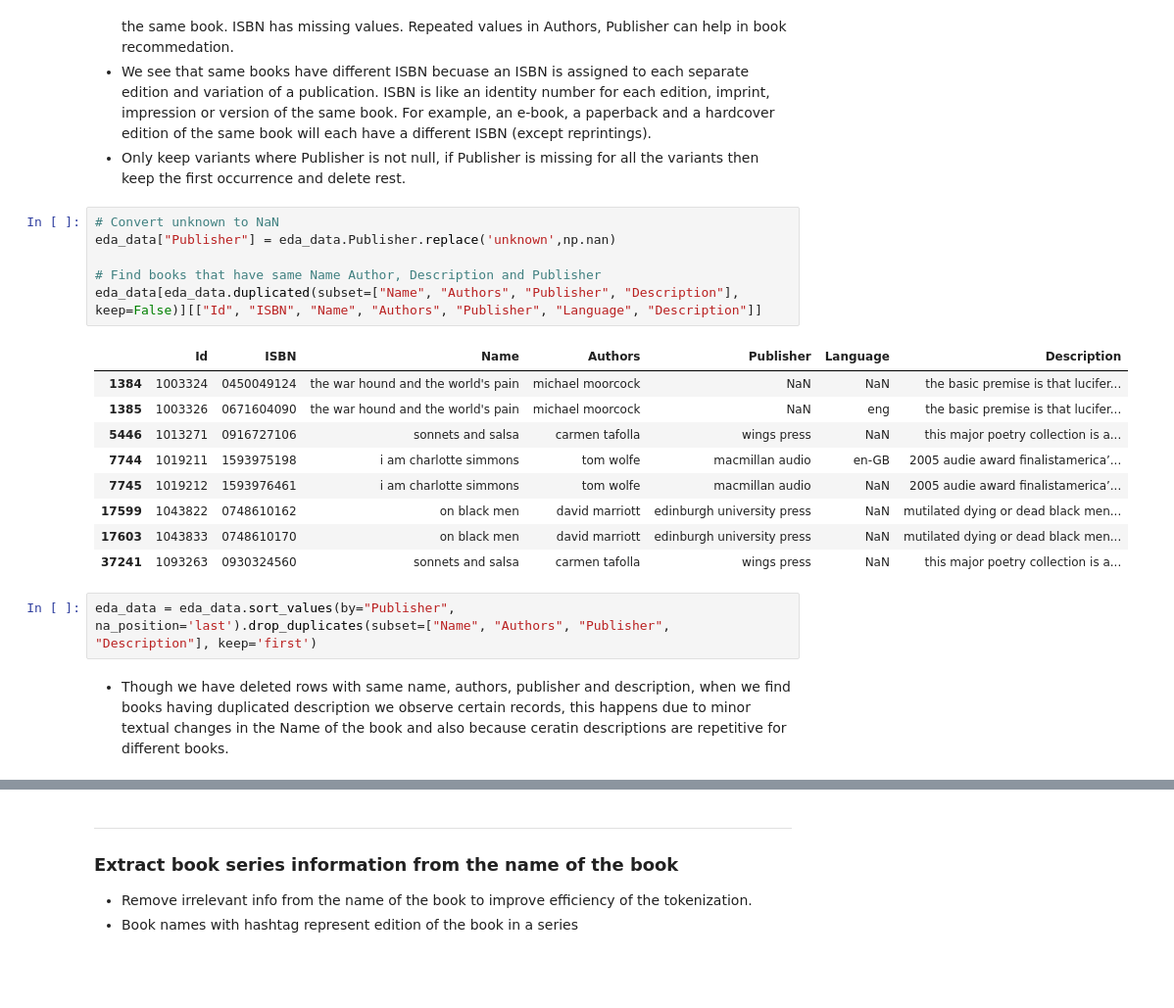
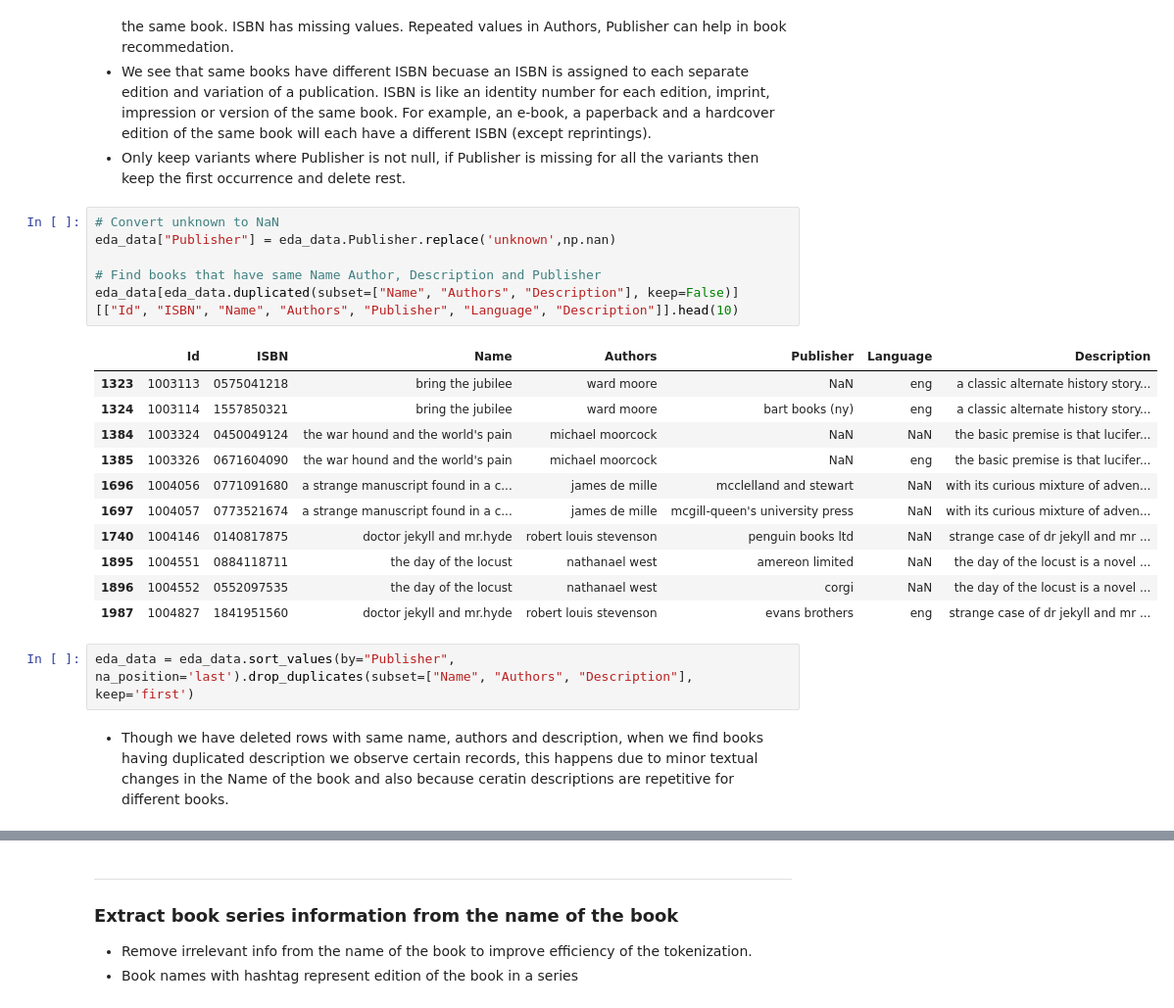
Before and after one commit to AmoliR/nlp-for-book-recommendation, a Jupyter notebook: eda.ipynb, the cells around one changed output, grey strips where cells are left out. Shown at 98% size. Drawn from its saved outputs; the diff is of its cells as text; blank space fills up the shorter version.

```diff
--- a/eda.ipynb
+++ b/eda.ipynb
@@ -274,23 +271,25 @@ dtype: int64
 # %%
 # Convert unknown to NaN
 eda_data["Publisher"] = eda_data.Publisher.replace('unknown',np.nan)
 
 # Find books that have same Name Author, Description and Publisher
-eda_data[eda_data.duplicated(subset=["Name", "Authors", "Publisher", "Description"], keep=False)][["Id", "ISBN", "Name", "Authors", "Publisher", "Language", "Description"]]
+eda_data[eda_data.duplicated(subset=["Name", "Authors", "Description"], keep=False)][["Id", "ISBN", "Name", "Authors", "Publisher", "Language", "Description"]].head(10)
 # %% [output]
 |  | Id | ISBN | Name | Authors | Publisher | Language | Description |
+| 1323 | 1003113 | 0575041218 | bring the jubilee | ward moore | NaN | eng | a classic alternate history story... |
+| 1324 | 1003114 | 1557850321 | bring the jubilee | ward moore | bart books (ny) | eng | a classic alternate history story... |
 | 1384 | 1003324 | 0450049124 | the war hound and the world's pain | michael moorcock | NaN | NaN | the basic premise is that lucifer... |
 | 1385 | 1003326 | 0671604090 | the war hound and the world's pain | michael moorcock | NaN | eng | the basic premise is that lucifer... |
-| 5446 | 1013271 | 0916727106 | sonnets and salsa | carmen tafolla | wings press | NaN | this major poetry collection is a... |
-| 7744 | 1019211 | 1593975198 | i am charlotte simmons | tom wolfe | macmillan audio | en-GB | 2005 audie award finalistamerica’... |
-| 7745 | 1019212 | 1593976461 | i am charlotte simmons | tom wolfe | macmillan audio | NaN | 2005 audie award finalistamerica’... |
-| 17599 | 1043822 | 0748610162 | on black men | david marriott | edinburgh university press | NaN | mutilated dying or dead black men... |
-| 17603 | 1043833 | 0748610170 | on black men | david marriott | edinburgh university press | NaN | mutilated dying or dead black men... |
-| 37241 | 1093263 | 0930324560 | sonnets and salsa | carmen tafolla | wings press | NaN | this major poetry collection is a... |
+| 1696 | 1004056 | 0771091680 | a strange manuscript found in a c... | james de mille | mcclelland and stewart | NaN | with its curious mixture of adven... |
+| 1697 | 1004057 | 0773521674 | a strange manuscript found in a c... | james de mille | mcgill-queen's university press | NaN | with its curious mixture of adven... |
+| 1740 | 1004146 | 0140817875 | doctor jekyll and mr.hyde | robert louis stevenson | penguin books ltd | NaN | strange case of dr jekyll and mr ... |
+| 1895 | 1004551 | 0884118711 | the day of the locust | nathanael west | amereon limited | NaN | the day of the locust is a novel ... |
+| 1896 | 1004552 | 0552097535 | the day of the locust | nathanael west | corgi | NaN | the day of the locust is a novel ... |
+| 1987 | 1004827 | 1841951560 | doctor jekyll and mr.hyde | robert louis stevenson | evans brothers | eng | strange case of dr jekyll and mr ... |
 # %%
-eda_data = eda_data.sort_values(by="Publisher", na_position='last').drop_duplicates(subset=["Name", "Authors", "Publisher", "Description"], keep='first')
+eda_data = eda_data.sort_values(by="Publisher", na_position='last').drop_duplicates(subset=["Name", "Authors", "Description"], keep='first')
 # %% [markdown]
-- Though we have deleted rows with same name, authors, publisher and description, when we find books having duplicated description we observe certain records, this happens due to minor textual changes in the Name of the book and also because ceratin descriptions are repetitive for different books.
+- Though we have deleted rows with same name, authors and description, when we find books having duplicated description we observe certain records, this happens due to minor textual changes in the Name of the book and also because ceratin descriptions are repetitive for different books.
 # %%
 eda_data[eda_data.duplicated(subset=["Description"], keep=False)][["Id", "ISBN", "Name", "Authors", "Publisher", "Language", "Description"]]
 # %% [output]
```
Also changed, not shown: parts of 11 cells of this notebook.
